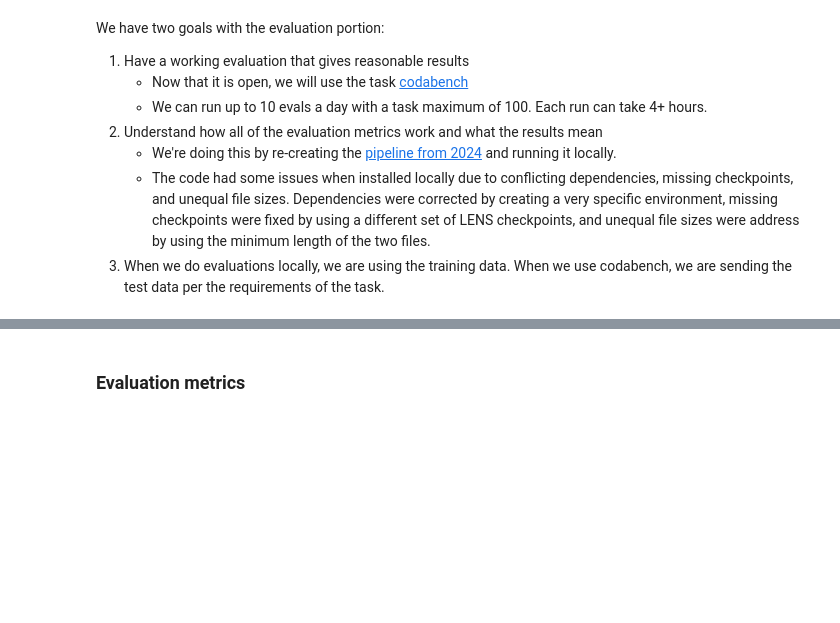
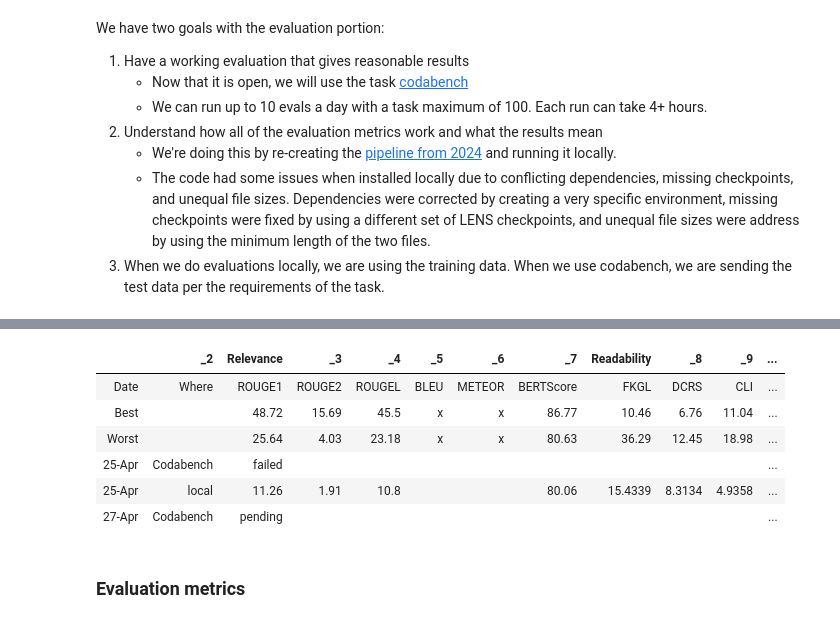
Before and after one commit to michael-pollack/573Project, a Jupyter notebook: evaluation.ipynb, the cells around one changed output, grey strips where cells are left out. Cells and saved outputs as stored; diff of their text form; code cells hidden in the pictures; blank space fills up the shorter version.

Commit message:
udpate eval results

```diff
--- a/evaluation.ipynb
+++ b/evaluation.ipynb
@@ -38,3 +102,14 @@ We have two goals with the evaluation portion:
+# %%
+
+display_custom_table('results.csv')
+# %% [output]
+|  | _2 | Relevance | _3 | _4 | _5 | _6 | _7 | Readability | _8 | _9 | ... |
+| Date | Where | ROUGE1 | ROUGE2 | ROUGEL | BLEU | METEOR | BERTScore | FKGL | DCRS | CLI | ... |
+| Best |  | 48.72 | 15.69 | 45.5 | x | x | 86.77 | 10.46 | 6.76 | 11.04 | ... |
+| Worst |  | 25.64 | 4.03 | 23.18 | x | x | 80.63 | 36.29 | 12.45 | 18.98 | ... |
+| 25-Apr | Codabench | failed |  |  |  |  |  |  |  |  | ... |
+| 25-Apr | local | 11.26 | 1.91 | 10.8 |  |  | 80.06 | 15.4339 | 8.3134 | 4.9358 | ... |
+| 27-Apr | Codabench | pending |  |  |  |  |  |  |  |  | ... |
 # %% [markdown]
 
 ### Evaluation metrics
```
Also changed, not shown: parts of 2 cells of this notebook, 1 other file.
